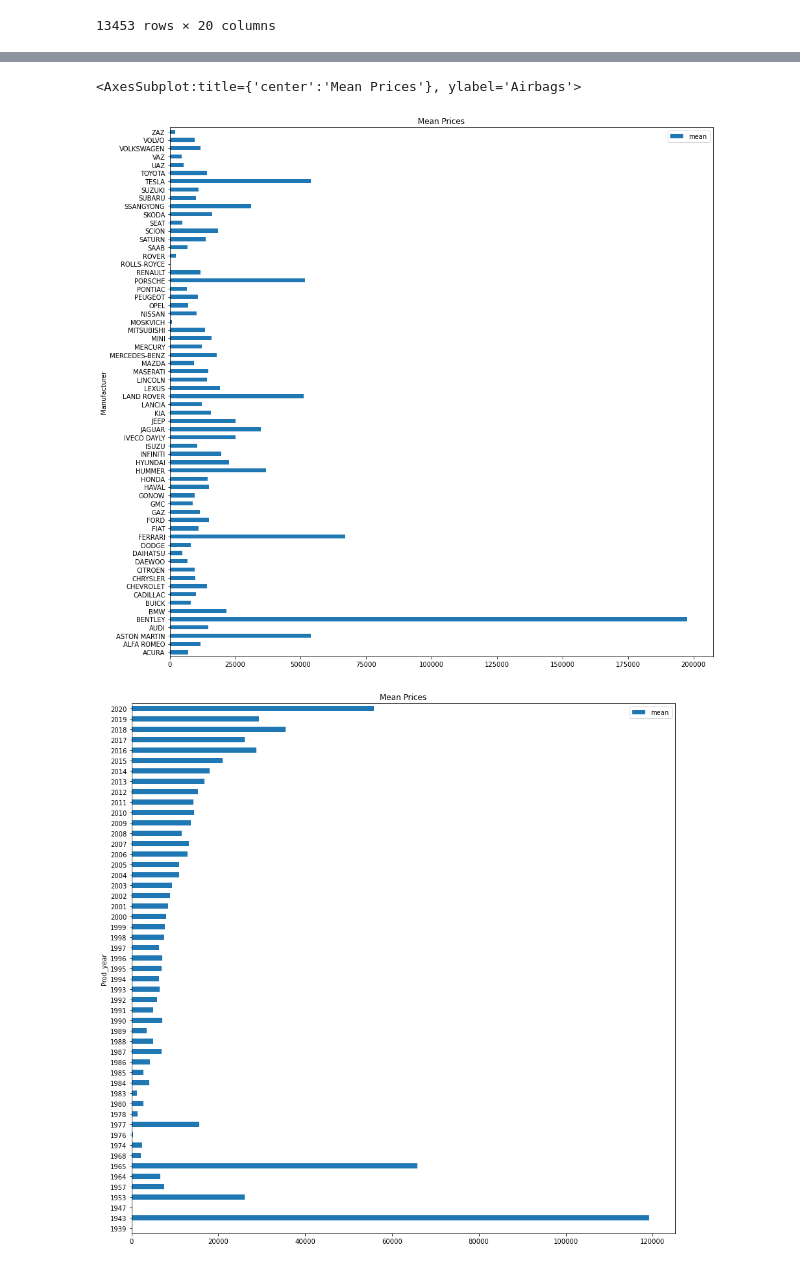
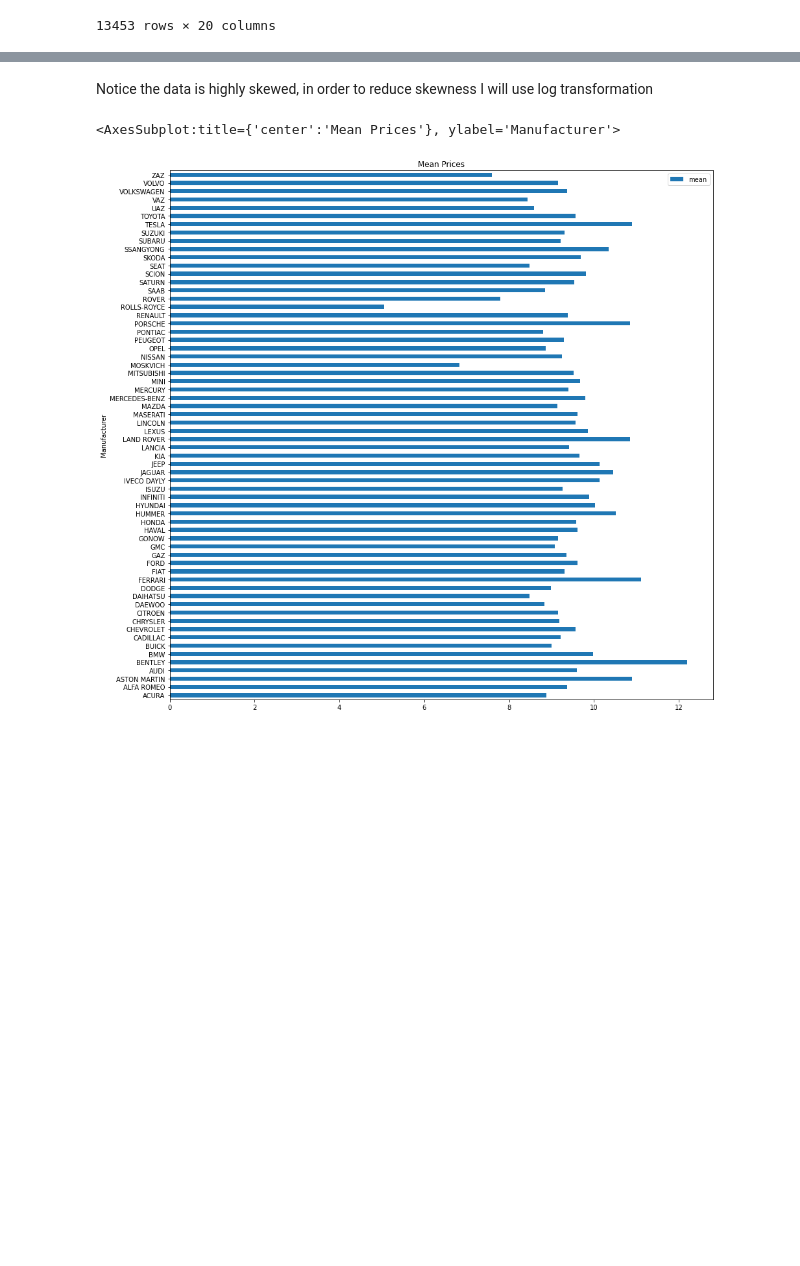
Before and after one commit to addsandwich/2022-msaai-500-final-project, a Jupyter notebook: notebooks/MaymoonahUPDATED.ipynb, the cells around one changed output, grey strips where cells are left out. Cells and saved outputs as stored; diff of their text form; code cells hidden in the pictures; blank space fills up the shorter version.

```diff
--- a/notebooks/MaymoonahUPDATED.ipynb
+++ b/notebooks/MaymoonahUPDATED.ipynb
@@ -85,23 +262,8 @@ Turbo  28107.325876  29011.483365
+# %% [markdown]
+Notice the data is highly skewed, in order to reduce skewness I will use log transformation
 # %%
-manufacturer.plot(kind = "barh", y = "mean", legend = True, title = "Mean Prices", figsize = (15,15))
-# model.plot(kind = "barh", y = "mean", legend = False,title = "Mean Prices")  >>>>>>>>>>
-prod_year.plot(kind = "barh", y = "mean", legend = True,title = "Mean Prices", figsize = (15,15))
-category.plot(kind = "barh", y = "mean", legend = False,title = "Mean Prices")
-leather_interior.plot(kind = "barh", y = "mean", legend = False,title = "Mean Prices")
-
-fuel_type.plot(kind = "barh", y = "mean", legend = False,title = "Mean Prices")
-engine_volume.plot(kind = "barh", y = "mean", legend = True,title = "Mean Prices", figsize = (15,15))
-#turbo.plot(kind = "barh", y = "mean", legend = False,title = "Mean Prices")
-# mileage.plot(kind = "barh", y = "mean", legend = False,title = "Mean Prices")  >>>>>>>>>>
-cylinders.plot(kind = "barh", y = "mean", legend = False,title = "Mean Prices")
-
-gear_box_type.plot(kind = "barh", y = "mean", legend = False,title = "Mean Prices")
-drive_wheels.plot(kind = "barh", y = "mean", legend = False,title = "Mean Prices")
-doors.plot(kind = "barh", y = "mean", legend = False,title = "Mean Prices")
-wheel.plot(kind = "barh", y = "mean", legend = False,title = "Mean Prices")
-color.plot(kind = "barh", y = "mean", legend = False,title = "Mean Prices", figsize = (10,8))
-airbags.plot(kind = "barh", y = "mean", legend = False,title = "Mean Prices", figsize = (10,8))
+data_log1 = np.log(manufacturer) # log
+data_log1.plot(kind = "barh", y = "mean", legend = True, title = "Mean Prices", figsize = (15,15)) # plot manufacturer & resize the plot
 # %% [output]
-<AxesSubplot:title={'center':'Mean Prices'}, ylabel='Airbags'>
+<AxesSubplot:title={'center':'Mean Prices'}, ylabel='Manufacturer'>
-[figure, old version]
+[figure, new version]
-[figure, removed]
```
Also changed, not shown: parts of 59 cells of this notebook, 1 other file.
